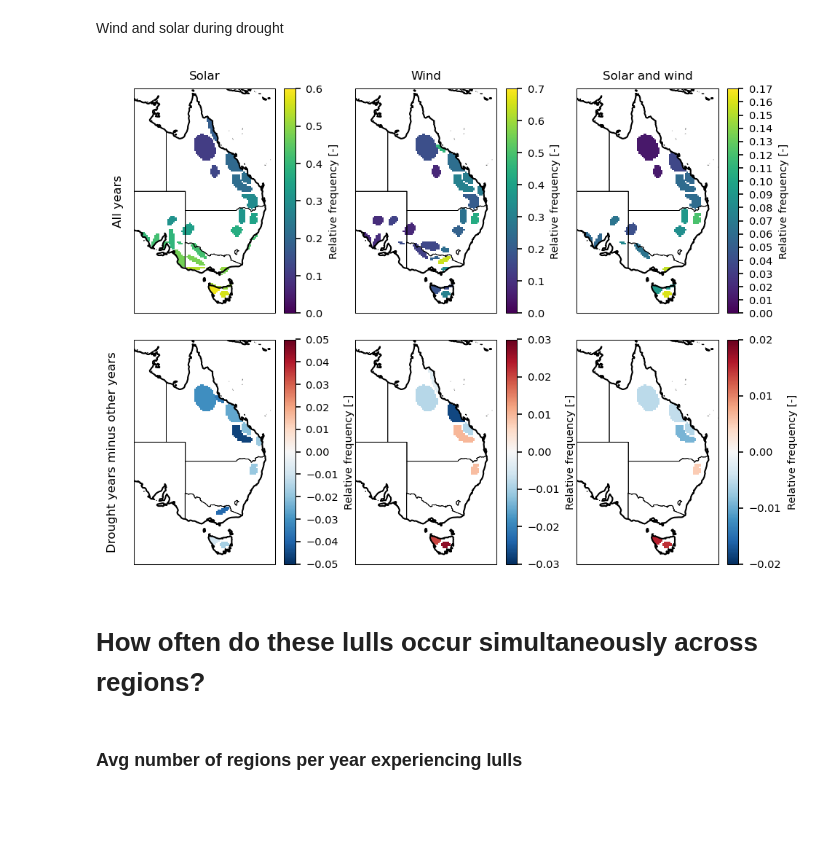
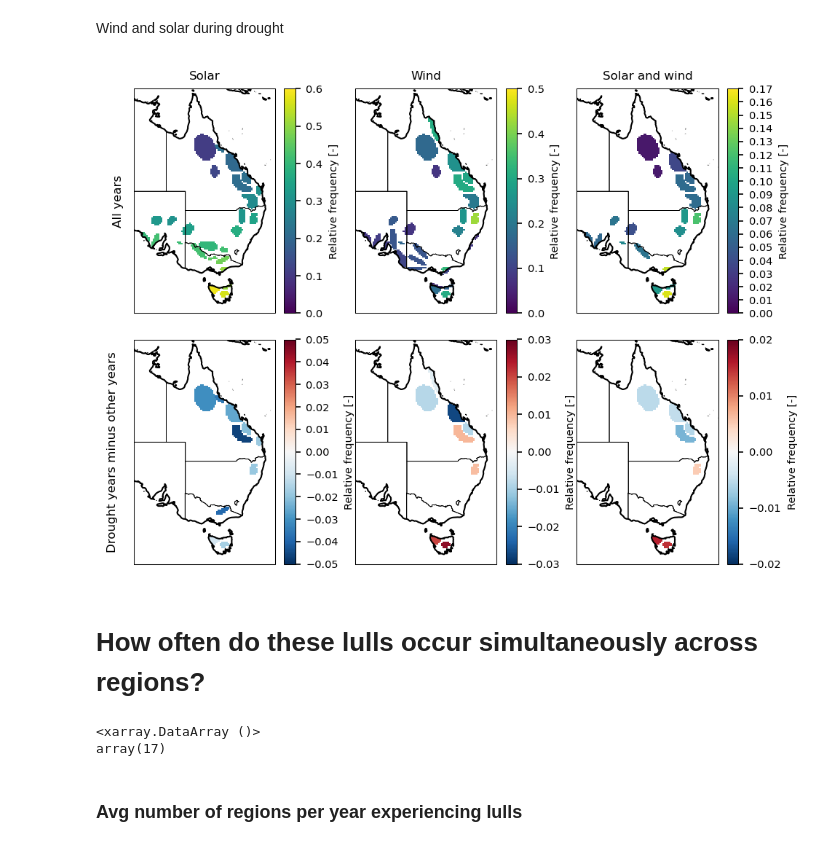
Before and after one commit to dougrichardson/Richardson_2023_energy, a Jupyter notebook: 1_exploratory analysis.ipynb, the cells around one changed output. Drawn from its saved outputs; the diff is of its cells as text; code cells hidden in the pictures; blank space fills up the shorter version.

```diff
--- a/1_exploratory analysis.ipynb
+++ b/1_exploratory analysis.ipynb
@@ -162,13 +176,7 @@ def freq_drought_compare(daily_events,
     other_da_list = []
     for i, region in enumerate(daily_events.region.values):
         # Get drought and other years
-        drought_years = ann_da.where(
-            ann_da < thresh_ann_da
-        ).sel(region=region).dropna('time').time.dt.year
-
-        other_years = ann_da.where(
-            ann_da >= thresh_ann_da
-        ).sel(region=region).dropna('time').time.dt.year
+        drought_years, other_years = get_drought_years(ann_da, thresh_ann_da, region, time_name)
 
         # Frequency during drought and other years
         r_events = daily_events.sel(region=region)
@@ -324,35 +332,35 @@ events_100w_mssrd = xr.where(
 freq_drought_100w_mssrd, freq_other_100w_mssrd = freq_drought_compare(
     events_100w_mssrd, rez_ro_ann, thresh_ro, tail='lower'
 )
-# %%
-with plt.rc_context(plt_params):
-    fig = plt.figure(1, dpi=150)
-
-    ax1 = plt.subplot(231, projection=ccrs.PlateCarree())
-    ax2 = plt.subplot(232, projection=ccrs.PlateCarree())
-    ax3 = plt.subplot(233, projection=ccrs.PlateCarree())
-    ax4 = plt.subplot(234, projection=ccrs.PlateCarree())
-    ax5 = plt.subplot(235, projection=ccrs.PlateCarree())
-    ax6 = plt.subplot(236, projection=ccrs.PlateCarree())
-
-    plot_freq(ax1, freq_mssrd, 'Solar', mask=rez_mask, region_codes=[1, 3, 5, 7])
-    plot_freq(ax2, freq_100w, 'Wind', mask=rez_mask, region_codes=[2, 3, 6, 7])
-    plot_freq(ax3, freq_100w_mssrd, 'Solar and wind', mask=rez_mask, region_codes=[3, 7])
-    plot_freq(ax4, freq_drought_mssrd - freq_other_mssrd,
-              '', mask=rez_mask, region_codes=[6, 7])
-    plot_freq(ax5, freq_drought_100w - freq_other_100w,
-              '', mask=rez_mask, region_codes=[5, 7])
-    plot_freq(ax6, freq_drought_100w_mssrd - freq_other_100w_mssrd,
-              '', mask=rez_mask, region_codes=[7])
-
-    ax1.text(-0.15, 0.5, 'All years', rotation=90, fontsize=plt_params['axes.titlesize'],
-             transform=ax1.transAxes, va='center')
-    ax4.text(-0.15, 0.5, 'Drought years minus other years', rotation=90, fontsize=plt_params['axes.titlesize'],
-             transform=ax4.transAxes, va='center', ha='center')
-
-    plt.tight_layout()
-# %% [output]
-[figure, removed]
+# %%
+with plt.rc_context(plt_params):
+    fig = plt.figure(1, dpi=150)
+
+    ax1 = plt.subplot(231, projection=ccrs.PlateCarree())
+    ax2 = plt.subplot(232, projection=ccrs.PlateCarree())
+    ax3 = plt.subplot(233, projection=ccrs.PlateCarree())
+    ax4 = plt.subplot(234, projection=ccrs.PlateCarree())
+    ax5 = plt.subplot(235, projection=ccrs.PlateCarree())
+    ax6 = plt.subplot(236, projection=ccrs.PlateCarree())
+
+    plot_freq(ax1, freq_mssrd, 'Solar', mask=rez_mask, region_codes=[2, 3, 6, 7])
+    plot_freq(ax2, freq_100w, 'Wind', mask=rez_mask, region_codes=[1, 3, 5, 7])
+    plot_freq(ax3, freq_100w_mssrd, 'Solar and wind', mask=rez_mask, region_codes=[3, 7])
+    plot_freq(ax4, freq_drought_mssrd - freq_other_mssrd,
+              '', mask=rez_mask, region_codes=[6, 7])
+    plot_freq(ax5, freq_drought_100w - freq_other_100w,
+              '', mask=rez_mask, region_codes=[5, 7])
+    plot_freq(ax6, freq_drought_100w_mssrd - freq_other_100w_mssrd,
+              '', mask=rez_mask, region_codes=[7])
+
+    ax1.text(-0.15, 0.5, 'All years', rotation=90, fontsize=plt_params['axes.titlesize'],
+             transform=ax1.transAxes, va='center')
+    ax4.text(-0.15, 0.5, 'Drought years minus other years', rotation=90, fontsize=plt_params['axes.titlesize'],
+             transform=ax4.transAxes, va='center', ha='center')
+
+    plt.tight_layout()
+# %% [output]
+[figure, added]
 # %% [markdown]
 # How often do these lulls occur simultaneously across regions?
 # %%
@@ -362,3 +384,8 @@ events_mssrd = get_events(rez_mssrd, thresh_mssrd)
+# %%
+simul_100w_mssrd.max()
+# %% [output]
+<xarray.DataArray ()>
+array(17)
 # %% [markdown]
 ### Avg number of regions per year experiencing lulls
 # %% [markdown]
```
Also changed, not shown: parts of 8 cells of this notebook.
